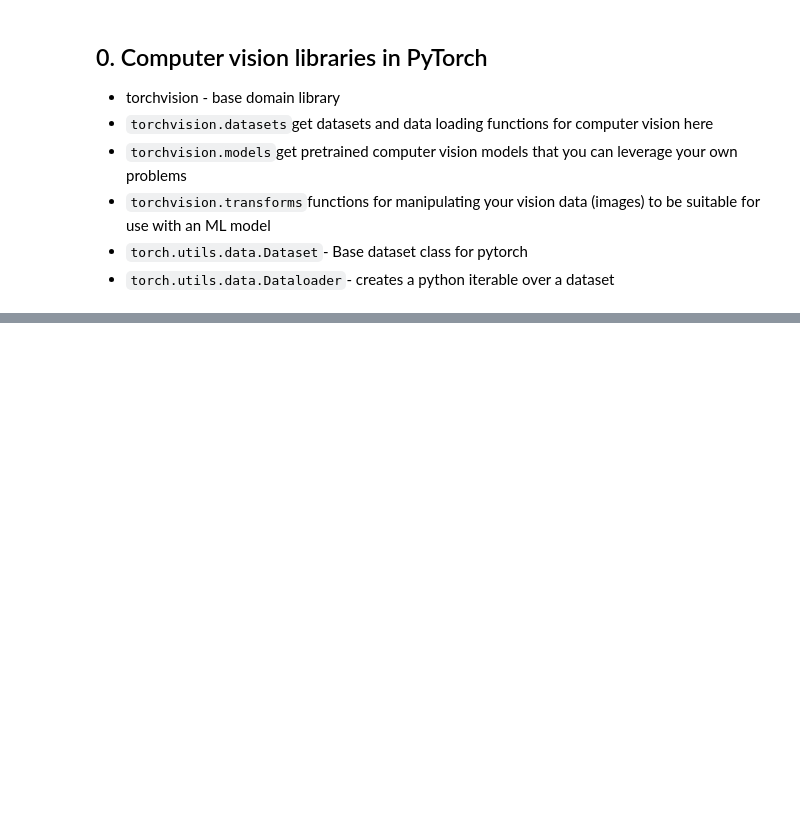
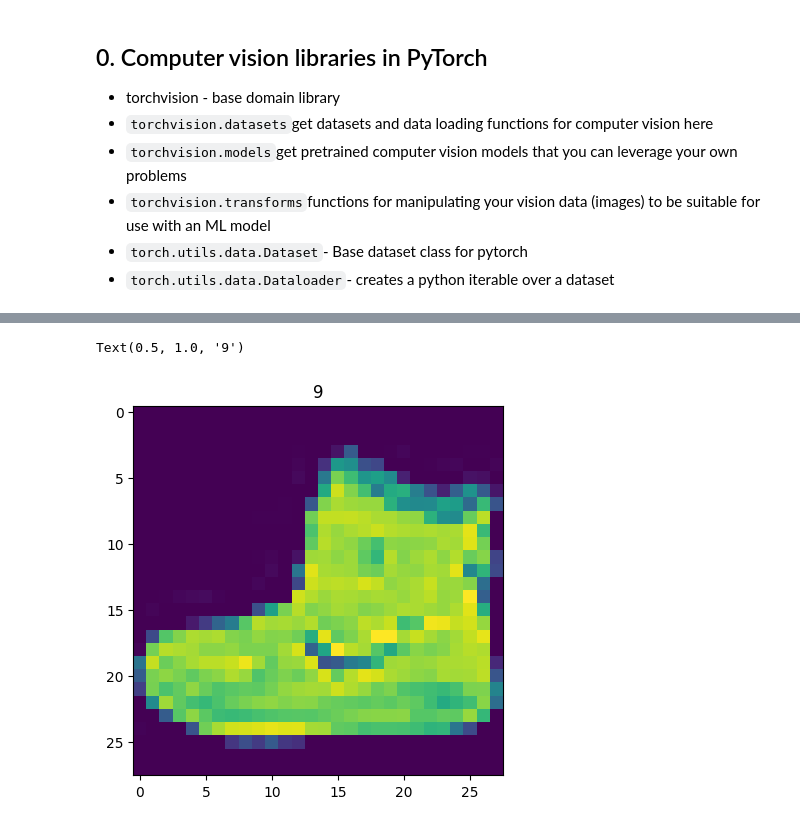
Before and after one commit to maritnorli/PyTorch-course, a Jupyter notebook: 03_pytorch_computer_vision_CNN.ipynb, the cells around one changed output, grey strips where cells are left out. Saved outputs shown, nothing was run; the diff lists cells and outputs as text; code cells hidden in the pictures; blank space fills up the shorter version.

```diff
--- a/03_pytorch_computer_vision_CNN.ipynb
+++ b/03_pytorch_computer_vision_CNN.ipynb
@@ -30,0 +173,6 @@ print(torchvision.__version__)
+# %%
+plt.imshow(image.squeeze()) #squeeze removes the single dimension
+plt.title(label)
+# %% [output]
+Text(0.5, 1.0, '9')
+[figure, added]
```
Also changed, not shown: parts of 17 cells of this notebook.
